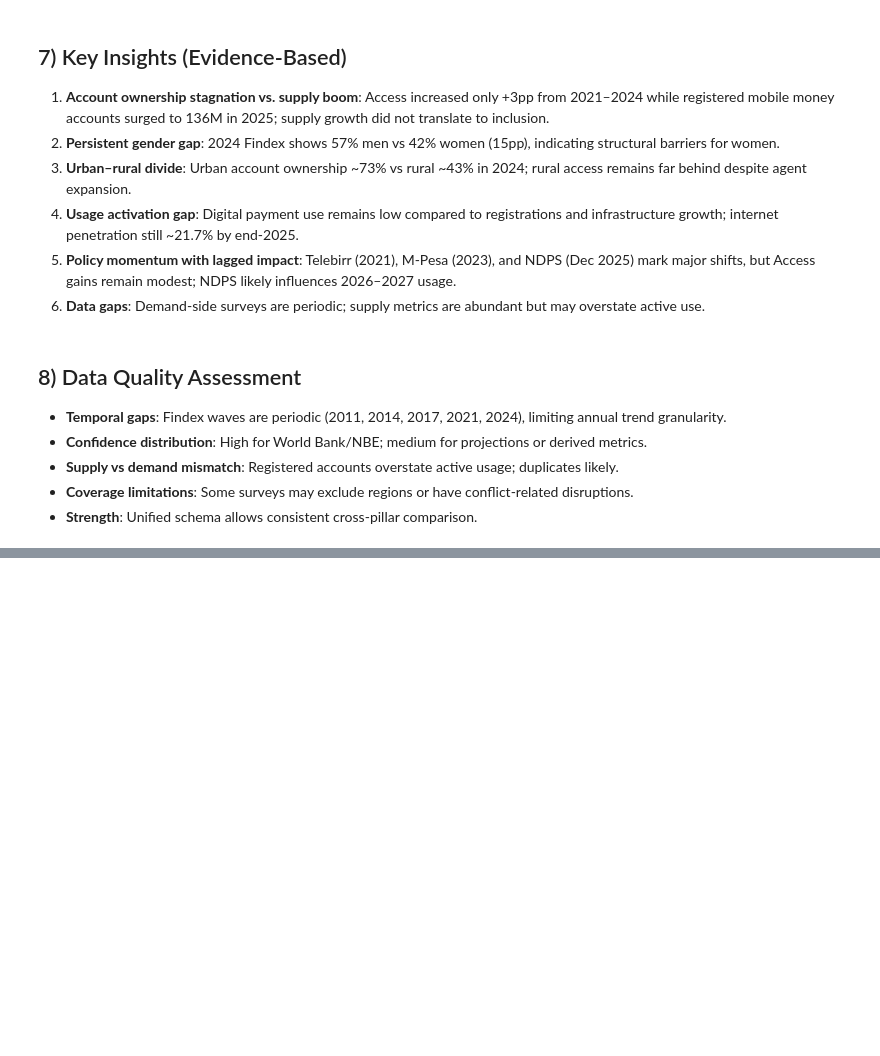
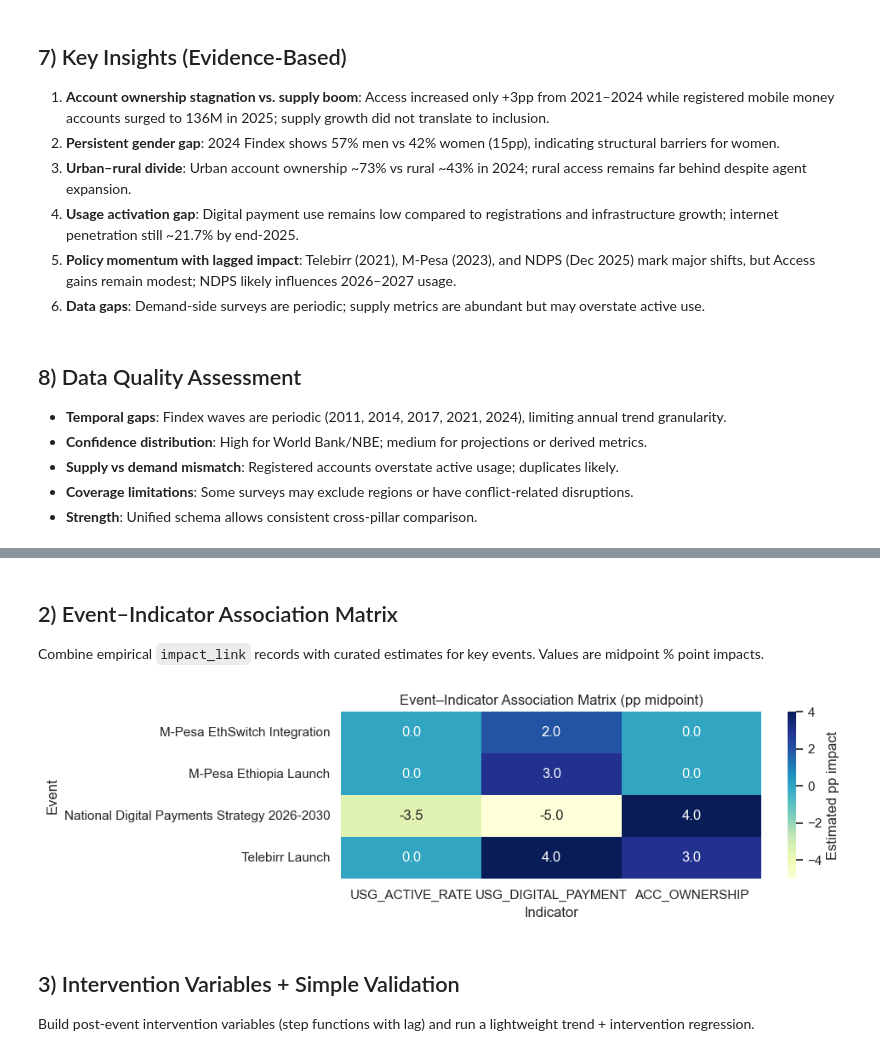
Before and after one commit to Faysalseifu/Forecasting-Financial-Inclusion-in-Ethiopia, a Jupyter notebook: notebooks/task2_eda.ipynb, the cells around one changed output, grey strips where cells are left out. Drawn from its saved outputs; the diff is of its cells as text; code cells hidden in the pictures; blank space fills up the shorter version.

```diff
--- a/notebooks/task2_eda.ipynb
+++ b/notebooks/task2_eda.ipynb
@@ -233,0 +340,69 @@ else:
+# %% [markdown]
+## 2) Event–Indicator Association Matrix
+Combine empirical `impact_link` records with curated estimates for key events. Values are midpoint % point impacts.
+# %%
+# Helper: find event records by keyword
+def find_event(keyword):
+    mask = events["indicator"].str.contains(keyword, case=False, na=False, regex=True)
+    return events.loc[mask, ["record_id", "indicator", "indicator_code", "event_date"]].sort_values("event_date")
+
+key_event_matches = {
+    "Telebirr": find_event("Telebirr"),
+    "M-Pesa": find_event("M-Pesa|MPesa"),
+    "EthSwitch Interop": find_event("Interoperability|Interop|EthSwitch"),
+    "NDPS": find_event("NDPS|Digital Payments Strategy"),
+}
+key_event_matches
+
+# Curated impact assumptions (midpoint pp impacts)
+manual_impacts = pd.DataFrame([
+    {"event_key": "Telebirr", "indicator_code": "ACC_OWNERSHIP", "pp_impact": 3.0, "lag_months": 12, "notes": "Access gains limited by dormancy."},
+    {"event_key": "Telebirr", "indicator_code": "USG_DIGITAL_PAYMENT", "pp_impact": 4.0, "lag_months": 12, "notes": "Early adoption after 2021 launch."},
+    {"event_key": "M-Pesa", "indicator_code": "USG_DIGITAL_PAYMENT", "pp_impact": 3.0, "lag_months": 12, "notes": "Competition + added use cases."},
+    {"event_key": "EthSwitch Interop", "indicator_code": "USG_DIGITAL_PAYMENT", "pp_impact": 2.0, "lag_months": 12, "notes": "Interoperability improves network effects."},
+    {"event_key": "NDPS", "indicator_code": "USG_DIGITAL_PAYMENT", "pp_impact": 10.0, "lag_months": 24, "notes": "Policy shift to active usage."},
+    {"event_key": "NDPS", "indicator_code": "USG_ACTIVE_RATE", "pp_impact": 6.0, "lag_months": 24, "notes": "Dormancy reduction focus."},
+    {"event_key": "NDPS", "indicator_code": "ACC_OWNERSHIP", "pp_impact": 4.0, "lag_months": 24, "notes": "Incremental access improvement."},
+])
+
+# Map event_key to event_name (if found)
+event_name_map = {}
+for key, matches in key_event_matches.items():
+    if matches.empty:
+        event_name_map[key] = key
+    else:
+        event_name_map[key] = matches.iloc[0]["indicator"]
+
+manual_impacts["event_name"] = manual_impacts["event_key"].map(event_name_map)
+
+# Matrix from impact_link records
+impact_link_matrix = (
+    impact_events.groupby(["event_name", "related_indicator"])["impact_pp_mid"]
+    .mean()
+    .unstack()
+)
+
+# Matrix from manual estimates
+manual_matrix = (
+    manual_impacts.pivot_table(
+        index="event_name", columns="indicator_code", values="pp_impact", aggfunc="mean"
+)
+ )
+
+# Combine (impact_link first, then manual where missing)
+matrix = impact_link_matrix.combine_first(manual_matrix).fillna(0)
+matrix
+
+# Heatmap
+plt.figure(figsize=(10, max(3, 0.5 * len(matrix))))
+sns.heatmap(matrix, annot=True, fmt=".1f", cmap="YlGnBu", cbar_kws={"label": "Estimated pp impact"})
+plt.title("Event–Indicator Association Matrix (pp midpoint)")
+plt.xlabel("Indicator")
+plt.ylabel("Event")
+plt.tight_layout()
+plt.show()
+# %% [output]
+[figure, added]
+# %% [markdown]
+## 3) Intervention Variables + Simple Validation
+Build post-event intervention variables (step functions with lag) and run a lightweight trend + intervention regression.
```
Also changed, not shown: parts of 8 cells of this notebook, 1 other file.
